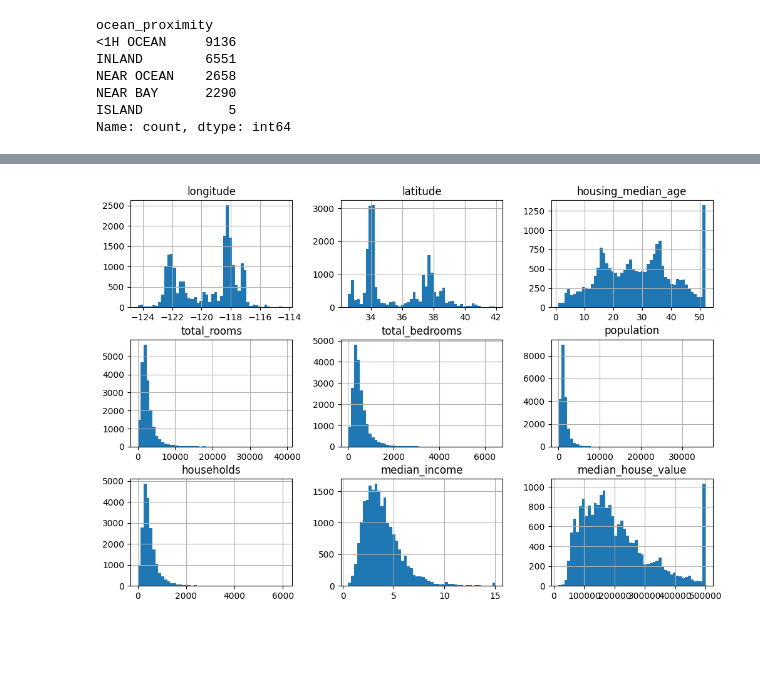
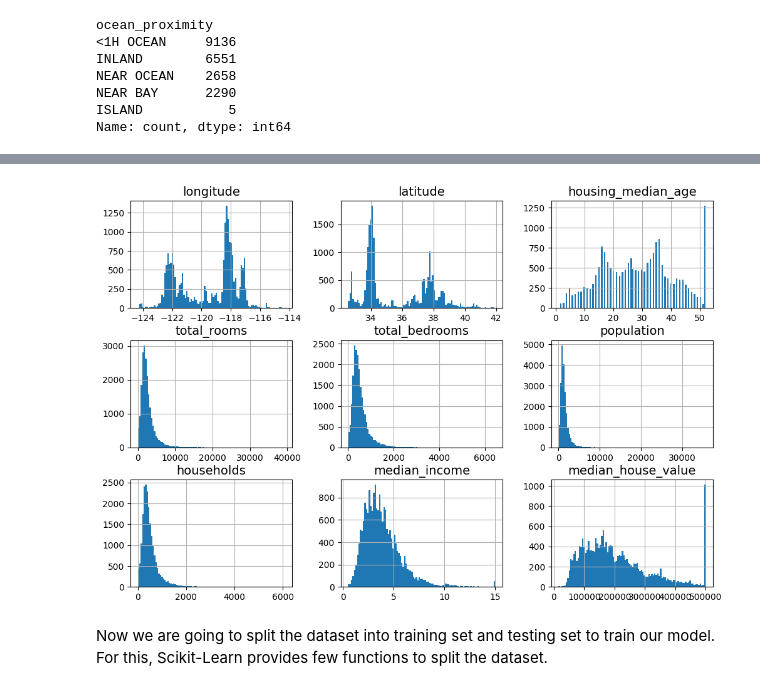
Before and after one commit to integral05/Hands_On_Machine_Learning_with_Scikit_Learn-_Keras-_and_Tensorflow, a Jupyter notebook: 2_ End-to-End Machine Learning Project/program1.ipynb, the cells around one changed output, grey strips where cells are left out. Drawn from its saved outputs; the diff is of its cells as text; code cells hidden in the pictures; blank space fills up the shorter version.

```diff
--- a/2_ End-to-End Machine Learning Project/program1.ipynb
+++ b/2_ End-to-End Machine Learning Project/program1.ipynb
@@ -79,7 +80,16 @@ df.describe()
 # %%
 import matplotlib.pyplot as plt
 
-df.hist(bins=50,figsize=(12,8))
+plt.rc('font',size=14)
+plt.rc('axes',labelsize=14,titlesize=14)
+plt.rc('legend',fontsize=14)
+plt.rc('ytick',labelsize=10)
+plt.rc('xtick',labelsize=10)
+
+
+df.hist(bins=100,figsize=(12,8))
 plt.show()
 # %% [output]
-[figure, old version]
+[figure, new version]
+# %% [markdown]
+Now we are going to split the dataset into training set and testing set to train our model. For this, Scikit-Learn provides few functions to split the dataset.
```
Also changed, not shown: parts of 9 cells of this notebook.
